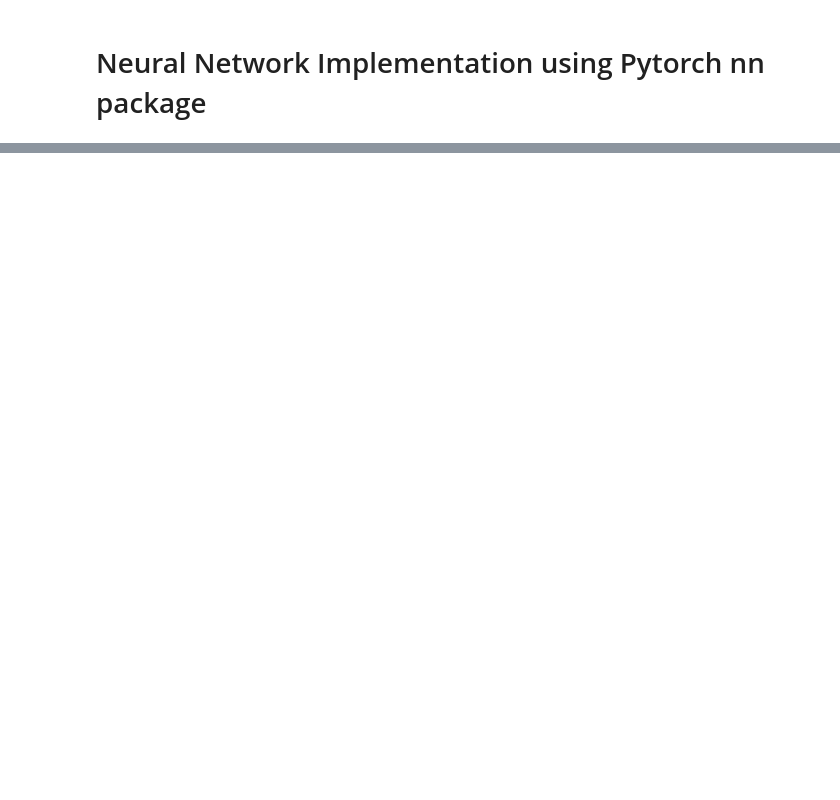
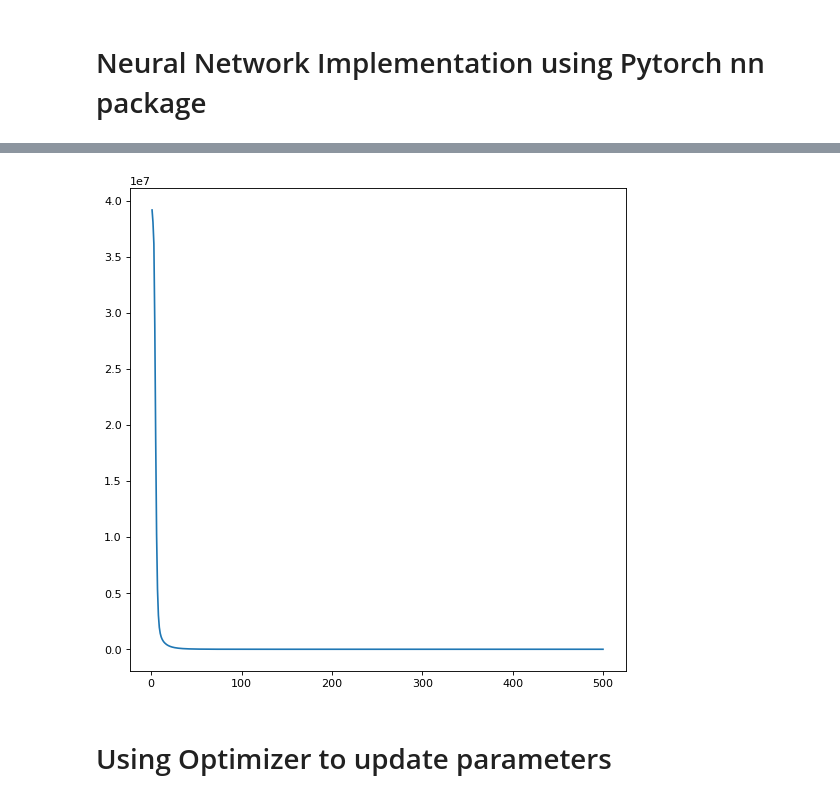
Before and after one commit to vijayaramilla/ConvNets-for-Sketch-Recognition, a Jupyter notebook: pytorch-with-examples.ipynb, the cells around one changed output, grey strips where cells are left out. Cells and saved outputs as stored; diff of their text form; code cells hidden in the pictures; blank space fills up the shorter version.

```diff
--- a/pytorch-with-examples.ipynb
+++ b/pytorch-with-examples.ipynb
@@ -204,0 +196,12 @@ for t in range(500):
+# %%
+x = np.linspace(1, 500, 500)
+
+y = loss_arr
+
+fig = plt.figure(figsize=(8,8), dpi = 80)
+plt.plot(x, y)
+plt.show()
+# %% [output]
+[figure, added]
+# %% [markdown]
+# Using Optimizer to update parameters
```
Also changed, not shown: parts of 5 cells of this notebook.
